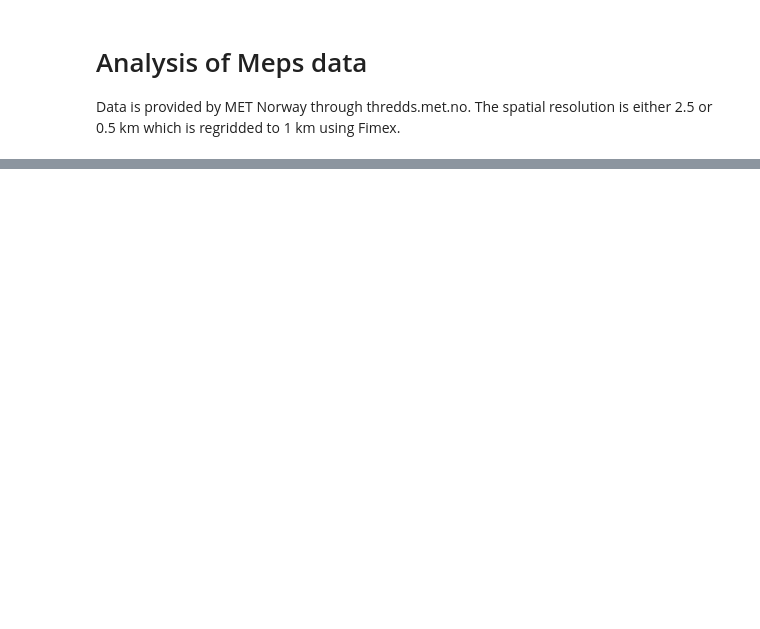
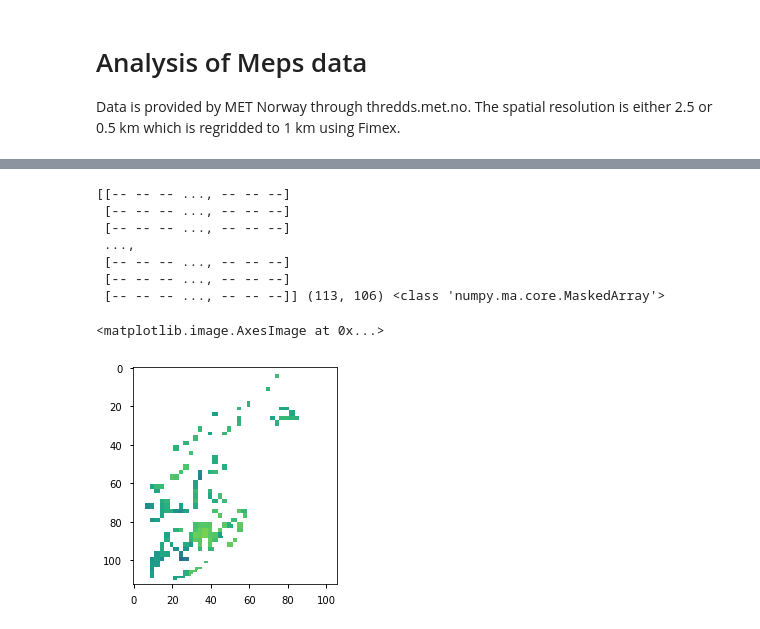
Before and after one commit to kmunve/APS, a Jupyter notebook: aps/notebooks/meps_det_pp_1km.ipynb, the cells around one changed output, grey strips where cells are left out. Cells and saved outputs as stored; diff of their text form; code cells hidden in the pictures; blank space fills up the shorter version.

```diff
--- a/aps/notebooks/meps_det_pp_1km.ipynb
+++ b/aps/notebooks/meps_det_pp_1km.ipynb
@@ -67,0 +116,17 @@ print(a, a.shape, cloud_cover.size)
+# %%
+fl = altitude[air_temperature>272.65]
+alt = np.ma.masked_where(air_temperature<272.65, altitude)
+fl = np.ma.masked_where(air_temperature>273.65, alt)
+print(fl, fl.shape, type(fl))
+
+plt.imshow(fl, vmin=0, vmax=1500)
+# %% [output]
+[[-- -- -- ..., -- -- --]
+ [-- -- -- ..., -- -- --]
+ [-- -- -- ..., -- -- --]
+ ...,
+ [-- -- -- ..., -- -- --]
+ [-- -- -- ..., -- -- --]
+ [-- -- -- ..., -- -- --]] (113, 106) <class 'numpy.ma.core.MaskedArray'>
+<matplotlib.image.AxesImage at 0x...>
+[figure, added]
```
Also changed, not shown: parts of 22 cells of this notebook, 1 other file.
